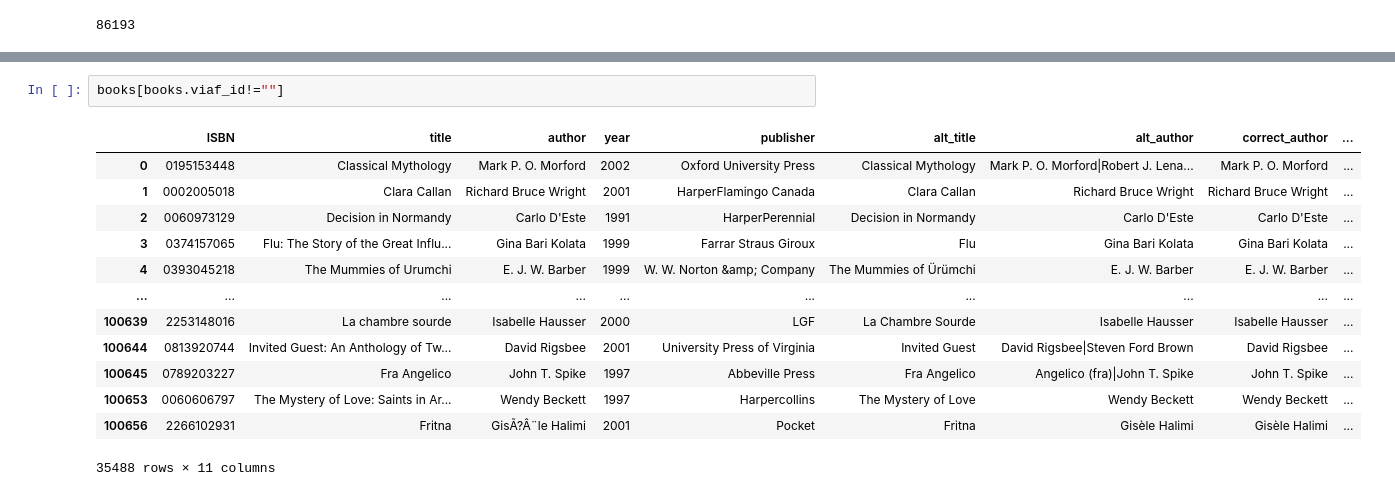
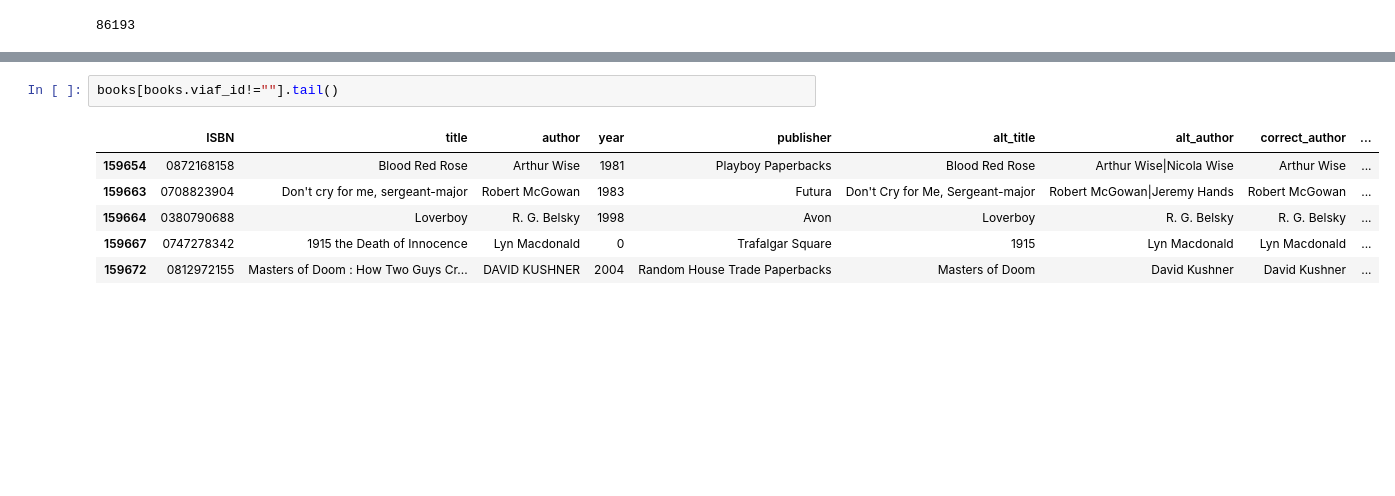
Before and after one commit to SavvinaDaniil/EnrichBookCrossing, a Jupyter notebook: test.ipynb, the cells around one changed output, grey strips where cells are left out. Saved outputs shown, nothing was run; the diff lists cells and outputs as text; blank space fills up the shorter version.

```diff
--- a/test.ipynb
+++ b/test.ipynb
@@ -27,16 +27,9 @@ len(books[books.viaf_id!=""])
-# %%
-books[books.viaf_id!=""]
-# %% [output]
-|  | ISBN | title | author | year | publisher | alt_title | alt_author | correct_author | ... |
-| 0 | 0195153448 | Classical Mythology | Mark P. O. Morford | 2002 | Oxford University Press | Classical Mythology | Mark P. O. Morford|Robert J. Lena... | Mark P. O. Morford | ... |
-| 1 | 0002005018 | Clara Callan | Richard Bruce Wright | 2001 | HarperFlamingo Canada | Clara Callan | Richard Bruce Wright | Richard Bruce Wright | ... |
-| 2 | 0060973129 | Decision in Normandy | Carlo D'Este | 1991 | HarperPerennial | Decision in Normandy | Carlo D'Este | Carlo D'Este | ... |
-| 3 | 0374157065 | Flu: The Story of the Great Influ... | Gina Bari Kolata | 1999 | Farrar Straus Giroux | Flu | Gina Bari Kolata | Gina Bari Kolata | ... |
-| 4 | 0393045218 | The Mummies of Urumchi | E. J. W. Barber | 1999 | W. W. Norton &amp; Company | The Mummies of Ürümchi | E. J. W. Barber | E. J. W. Barber | ... |
-| ... | ... | ... | ... | ... | ... | ... | ... | ... | ... |
-| 100639 | 2253148016 | La chambre sourde | Isabelle Hausser | 2000 | LGF | La Chambre Sourde | Isabelle Hausser | Isabelle Hausser | ... |
-| 100644 | 0813920744 | Invited Guest: An Anthology of Tw... | David Rigsbee | 2001 | University Press of Virginia | Invited Guest | David Rigsbee|Steven Ford Brown | David Rigsbee | ... |
-| 100645 | 0789203227 | Fra Angelico | John T. Spike | 1997 | Abbeville Press | Fra Angelico | Angelico (fra)|John T. Spike | John T. Spike | ... |
-| 100653 | 0060606797 | The Mystery of Love: Saints in Ar... | Wendy Beckett | 1997 | Harpercollins | The Mystery of Love | Wendy Beckett | Wendy Beckett | ... |
-| 100656 | 2266102931 | Fritna | GisÃ?Â¨le Halimi | 2001 | Pocket | Fritna | Gisèle Halimi | Gisèle Halimi | ... |
-35488 rows × 11 columns
+# %%
+books[books.viaf_id!=""].tail()
+# %% [output]
+|  | ISBN | title | author | year | publisher | alt_title | alt_author | correct_author | ... |
+| 159654 | 0872168158 | Blood Red Rose | Arthur Wise | 1981 | Playboy Paperbacks | Blood Red Rose | Arthur Wise|Nicola Wise | Arthur Wise | ... |
+| 159663 | 0708823904 | Don't cry for me, sergeant-major | Robert McGowan | 1983 | Futura | Don't Cry for Me, Sergeant-major | Robert McGowan|Jeremy Hands | Robert McGowan | ... |
+| 159664 | 0380790688 | Loverboy | R. G. Belsky | 1998 | Avon | Loverboy | R. G. Belsky | R. G. Belsky | ... |
+| 159667 | 0747278342 | 1915 the Death of Innocence | Lyn Macdonald | 0 | Trafalgar Square | 1915 | Lyn Macdonald | Lyn Macdonald | ... |
+| 159672 | 0812972155 | Masters of Doom : How Two Guys Cr... | DAVID KUSHNER | 2004 | Random House Trade Paperbacks | Masters of Doom | David Kushner | David Kushner | ... |
```
Also changed, not shown: parts of 1 cell of this notebook, 2 other files.
